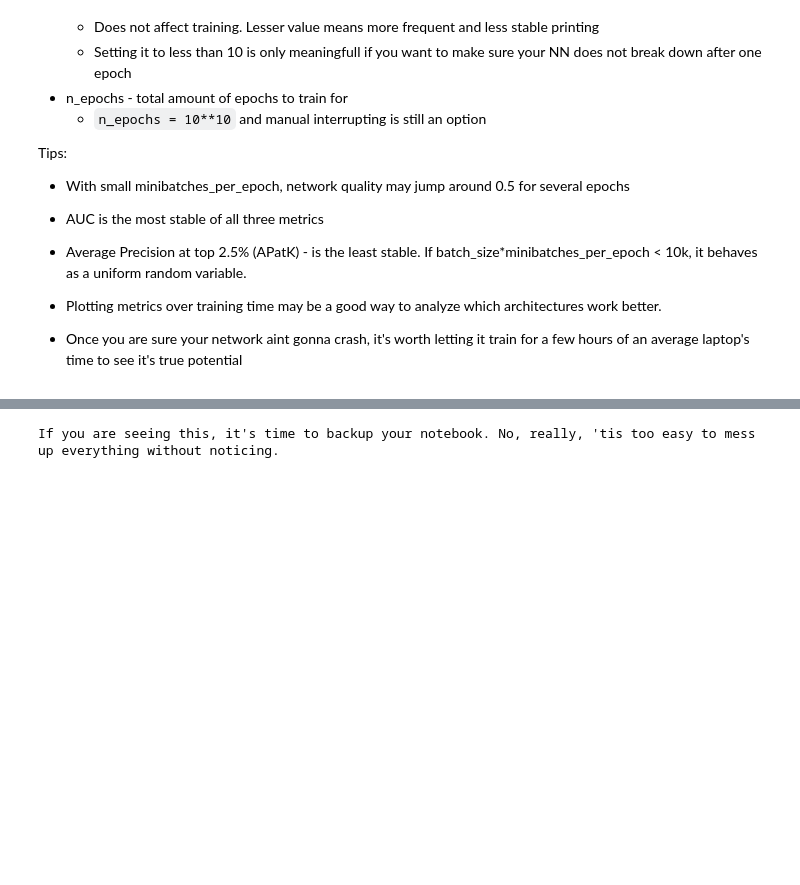
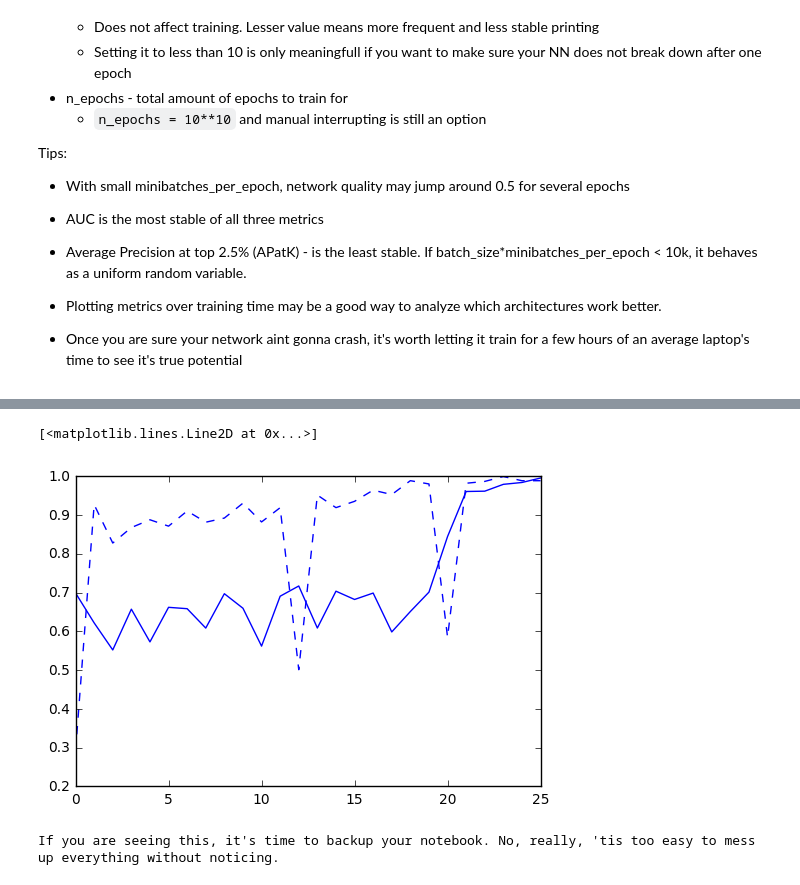
Before and after one commit to andrew-ya/MIPT_Data_Mining_In_Action_2016, a Jupyter notebook: trends/hw5/clf_rnn.ipynb, the cells around one changed output, grey strips where cells are left out. Saved outputs shown, nothing was run; the diff lists cells and outputs as text; code cells hidden in the pictures; blank space fills up the shorter version.

```diff
--- a/trends/hw5/clf_rnn.ipynb
+++ b/trends/hw5/clf_rnn.ipynb
@@ -545,3 +581,9 @@ KeyboardInterrupt:
+# %%
+plt.plot(x, train_apk, 'b--')
+plt.plot(x, val_apk, 'b')
+# %% [output]
+[<matplotlib.lines.Line2D at 0x...>]
+[figure, added]
 # %%
 print("If you are seeing this, it's time to backup your notebook. No, really, 'tis too easy to mess up everything without noticing. ")
 # %% [output]
```
Also changed, not shown: parts of 14 cells of this notebook.
